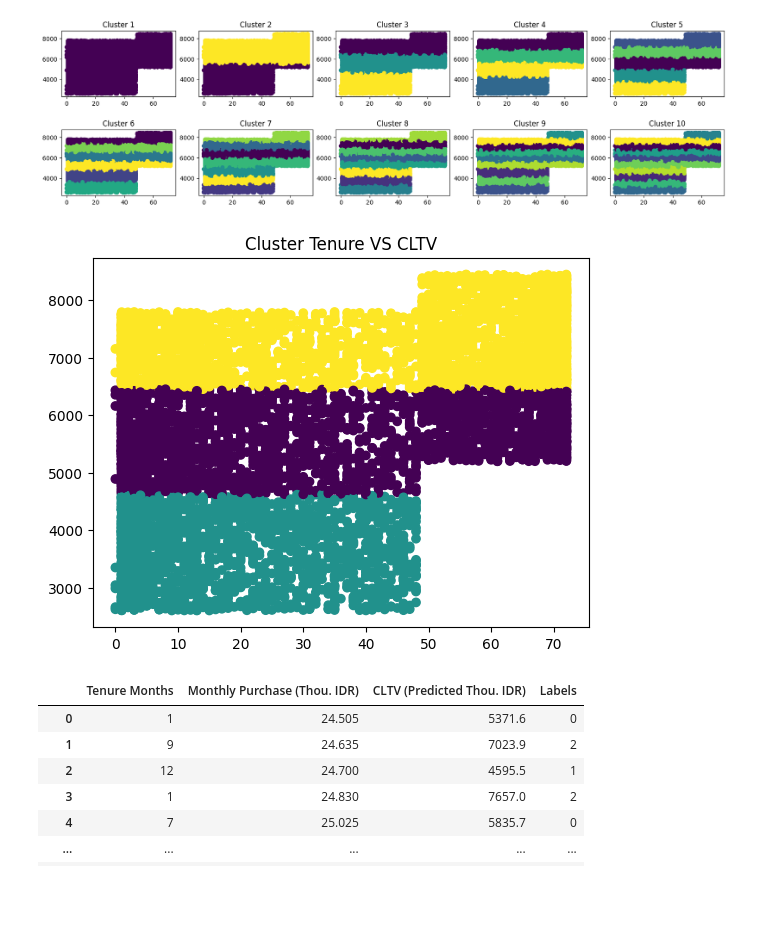
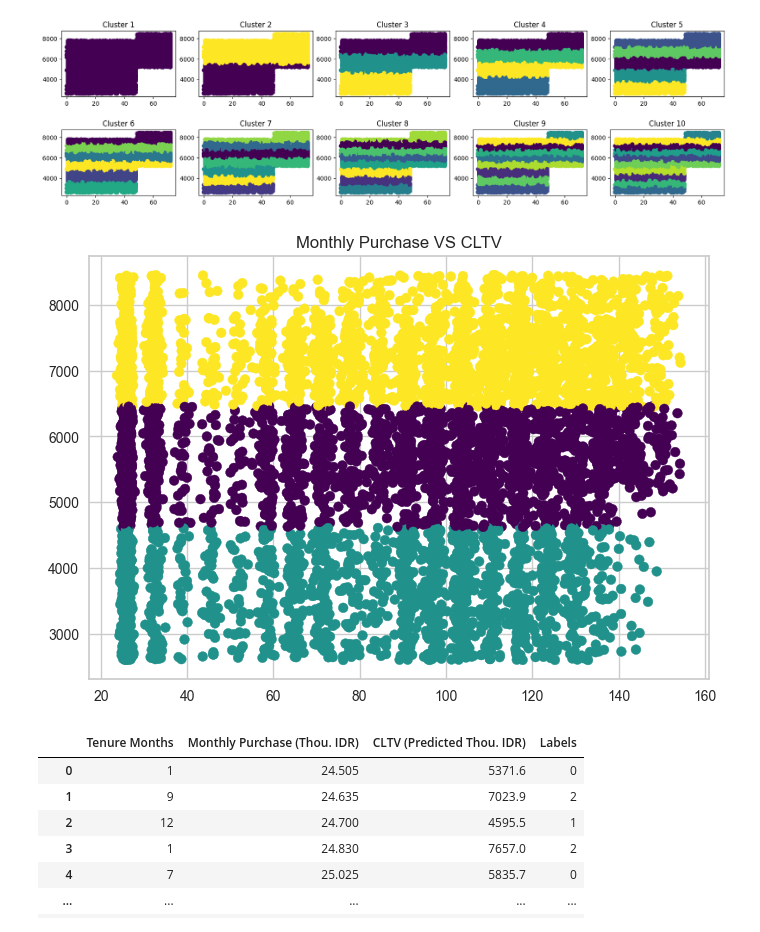
Before and after one commit to whisnumurtyga/dsw-second-guess, a Jupyter notebook: code/clustering.ipynb, the cells around one changed output. Cells and saved outputs as stored; diff of their text form; code cells hidden in the pictures; blank space fills up the shorter version.

Commit message:
poi poi cluster monthly purchase vs cltv

```diff
--- a/code/clustering.ipynb
+++ b/code/clustering.ipynb
@@ -102,13 +102,13 @@ km3 = KMeans(n_clusters=3).fit(X)
 X['Labels'] = km3.labels_
 # %%
 # Membuat scatter plot
-plt.scatter(x=X['Tenure Months'], y=X['CLTV (Predicted Thou. IDR)'], c=X['Labels'])
+plt.scatter(x=X['Monthly Purchase (Thou. IDR)'], y=X['CLTV (Predicted Thou. IDR)'], c=X['Labels'], cmap='viridis')
 # Menambahkan judul
-plt.title('Cluster Tenure VS CLTV')
+plt.title('Monthly Purchase VS CLTV')
 # Menampilkan plot
 plt.show()
 # %% [output]
-[figure, old version]
+[figure, new version]
 # %%
 X
 # %% [output]
```
